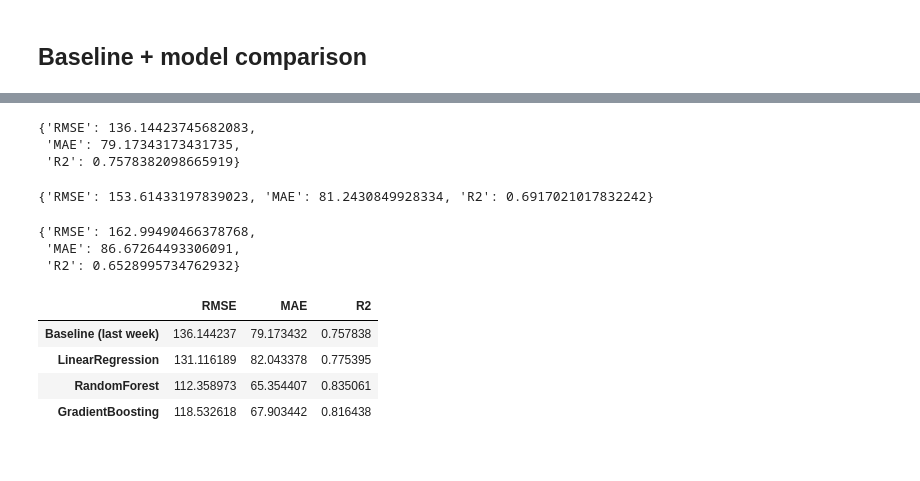
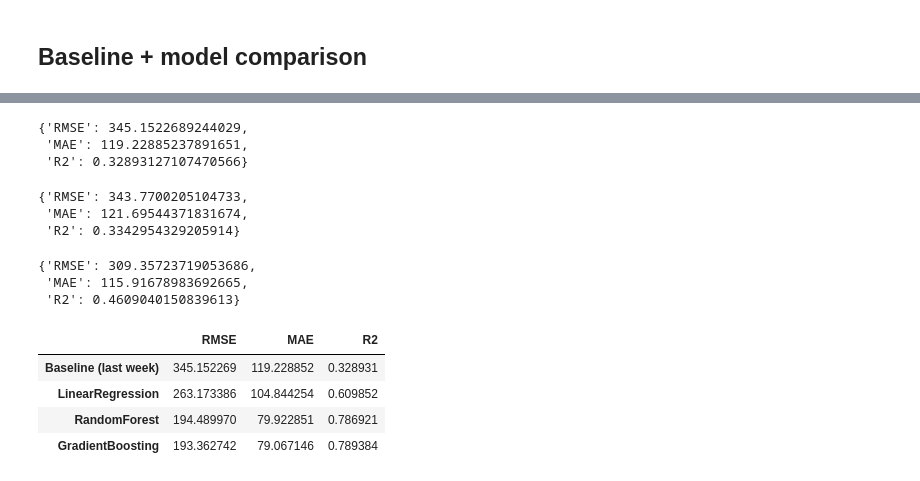
Before and after one commit to davehaughton/prepcast-project, a Jupyter notebook: dataset-discovery.ipynb, the cells around one changed output, grey strips where cells are left out. Cells and saved outputs as stored; diff of their text form; code cells hidden in the pictures.

```diff
--- a/dataset-discovery.ipynb
+++ b/dataset-discovery.ipynb
@@ -443,12 +443,26 @@ y = df['num_orders']
 # %%
 # Split data
 
-cutoff = df['week'].max() - 10    # hold out the last 10 weeks
-train = df[df['week'] <= cutoff]
-test  = df[df['week'] >  cutoff]
+# cutoff = df['week'].max() - 10    # hold out the last 10 weeks
+# train = df[df['week'] <= cutoff]
+# test  = df[df['week'] >  cutoff]
+
+# X_train, y_train = train[feature_cols], train['num_orders']
+# X_test,  y_test  = test[feature_cols],  test['num_orders']
+
+# len(X_train), len(X_test)
+
+feature_cols = [c for c in df.columns if c not in drop_cols]
+
+
+N = df['week'].max()
+train = df[df['week'] <= N - 20]
+val   = df[(df['week'] > N - 20) & (df['week'] <= N - 10)]
+test  = df[df['week'] > N - 10]
 
 X_train, y_train = train[feature_cols], train['num_orders']
+X_val,   y_val   = val[feature_cols],   val['num_orders']
 X_test,  y_test  = test[feature_cols],  test['num_orders']
 
-len(X_train), len(X_test)
+print(f"train: {len(X_train)}  val: {len(X_val)}  test: {len(X_test)}")
 # %% [output]
@@ -489,53 +503,56 @@ def metrics(y_true, y_pred):
 # %%
 # baseline: predict last week
 
-baseline_pred = X_test['lag_1']
-metrics(y_test, baseline_pred)
+baseline_pred = X_val['lag_1']
+metrics(y_val, baseline_pred)
 # %% [output]
-{'RMSE': 136.14423745682083,
- 'MAE': 79.17343173431735,
- 'R2': 0.7578382098665919}
+{'RMSE': 345.1522689244029,
+ 'MAE': 119.22885237891651,
+ 'R2': 0.32893127107470566}
 # %%
 # baseline: 3wk rolling avg
 
-baseline_pred = X_test['roll_3']
-metrics(y_test, baseline_pred)
+baseline_pred = X_val['roll_3']
+metrics(y_val, baseline_pred)
 # %% [output]
-{'RMSE': 153.61433197839023, 'MAE': 81.2430849928334, 'R2': 0.6917021017832242}
+{'RMSE': 343.7700205104733,
+ 'MAE': 121.69544371831674,
+ 'R2': 0.3342954329205914}
 # %%
 # baseline: 10wk rolling avg
 
-baseline_pred = X_test['roll_10']
-metrics(y_test, baseline_pred)
+baseline_pred = X_val['roll_10']
+metrics(y_val, baseline_pred)
 # %% [output]
-{'RMSE': 162.99490466378768,
- 'MAE': 86.67264493306091,
- 'R2': 0.6528995734762932}
+{'RMSE': 309.35723719053686,
+ 'MAE': 115.91678983692665,
+ 'R2': 0.4609040150839613}
 # %%
 # Models
 
 models = {
     'LinearRegression': LinearRegression(),
-    'RandomForest': RandomForestRegressor(n_estimators=100, max_depth=18,
-                        max_samples=0.5, n_jobs=-1, random_state=42),
-    'GradientBoosting': HistGradientBoostingRegressor(max_iter=300, random_state=42),
+    'RandomForest':     RandomForestRegressor(n_jobs=-1, max_samples=0.5, random_state=42),
+    'GradientBoosting': HistGradientBoostingRegressor(random_state=42),
 }
 
-results = {'Baseline (last week)': metrics(y_test, X_test['lag_1'])}
+
+results = {'Baseline (last week)': metrics(y_val, X_val['lag_1'])}
 
 for name, model in models.items():
     model.fit(X_train, y_train)
-    pred = np.clip(model.predict(X_test), 0, None)
-    results[name] = metrics(y_test, pred)
+    pred = np.clip(model.predict(X_val), 0, None)
+    results[name] = metrics(y_val, pred)
+
 
 
 pd.DataFrame(results).T
 # %% [output]
 |  | RMSE | MAE | R2 |
-| Baseline (last week) | 136.144237 | 79.173432 | 0.757838 |
-| LinearRegression | 131.116189 | 82.043378 | 0.775395 |
-| RandomForest | 112.358973 | 65.354407 | 0.835061 |
-| GradientBoosting | 118.532618 | 67.903442 | 0.816438 |
+| Baseline (last week) | 345.152269 | 119.228852 | 0.328931 |
+| LinearRegression | 263.173386 | 104.844254 | 0.609852 |
+| RandomForest | 194.489970 | 79.922851 | 0.786921 |
+| GradientBoosting | 193.362742 | 79.067146 | 0.789384 |
 # %%
 import matplotlib.pyplot as plt
 results_df = pd.DataFrame(results).T
```
Also changed, not shown: parts of 10 cells of this notebook, 8 other files.
